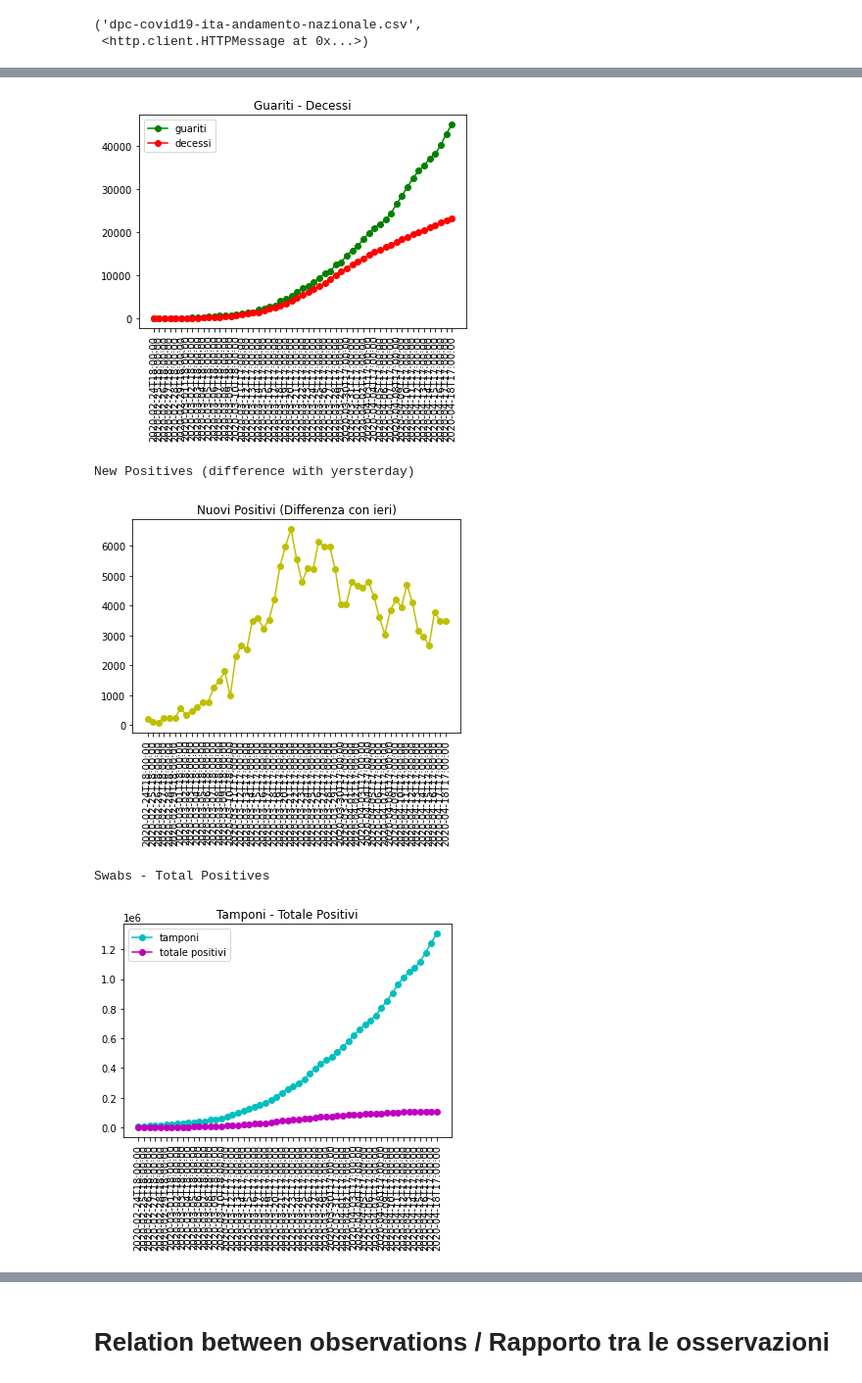
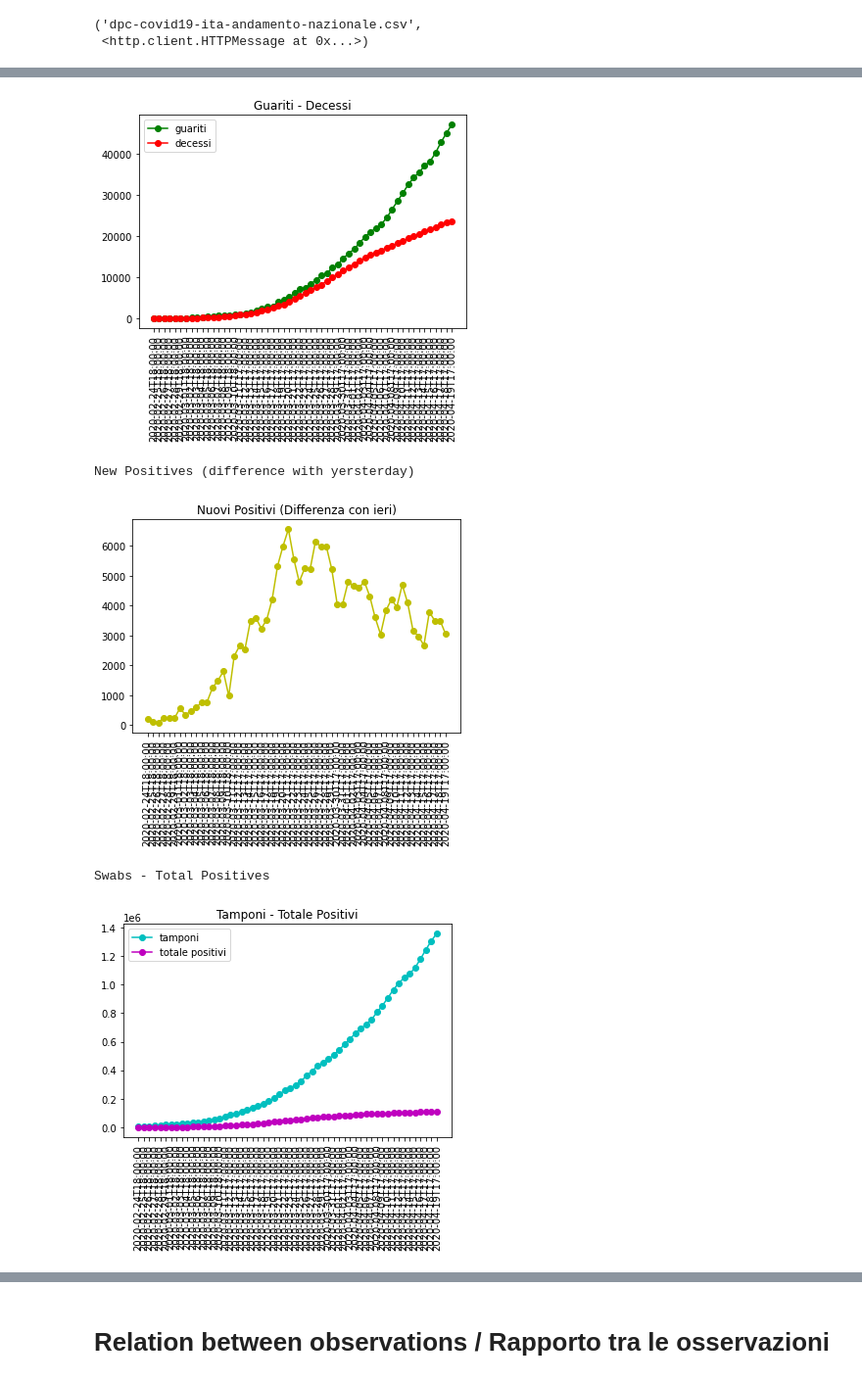
Before and after one commit to PabloExperimental/COVID19-Italy-Analysis, a Jupyter notebook: coronavirus.ipynb, the cells around one changed output, grey strips where cells are left out. Shown at 98% size. Saved outputs shown, nothing was run; the diff lists cells and outputs as text; code cells hidden in the pictures.

```diff
--- a/coronavirus.ipynb
+++ b/coronavirus.ipynb
@@ -108,6 +108,7 @@ print("---")
 
 
 last_obs_deaths = tot_deaths_col[len(tot_deaths_col)-1]
+last_obs_new_positives = new_positive_col[len(new_positive_col)-1]
 last_obs_positives = tot_actual_positive_col[len(tot_actual_positive_col)-1]
 
 letality_percent = (last_obs_deaths/last_obs_positives)*100
@@ -130,7 +131,7 @@ Total Cases
 Healed - Deaths
-[figure, old version]
+[figure, new version]
 New Positives (difference with yersterday)
-[figure, old version]
+[figure, new version]
 Swabs - Total Positives
-[figure, old version]
+[figure, new version]
 Hospitalized with symptoms - Intensitive Care - Home Isolation
```
Also changed, not shown: parts of 3 cells of this notebook.
